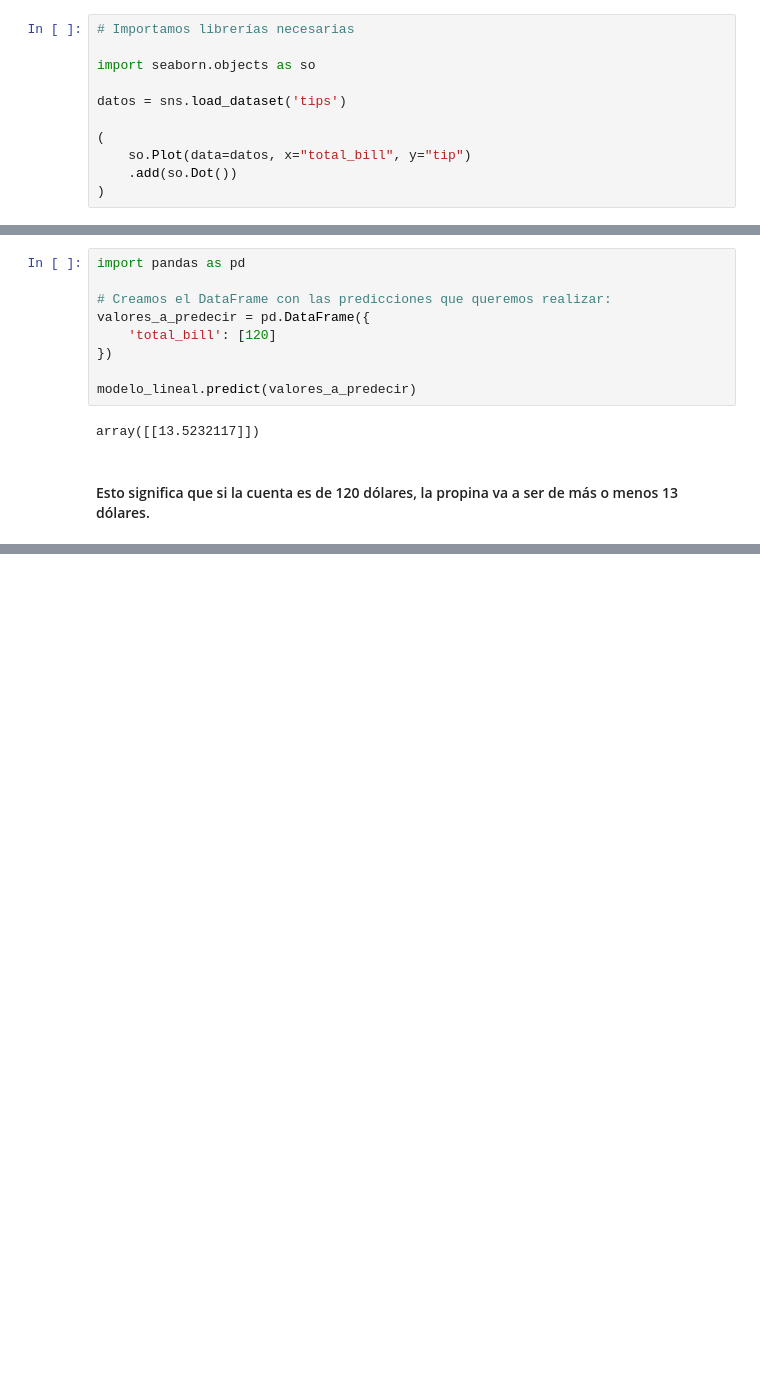
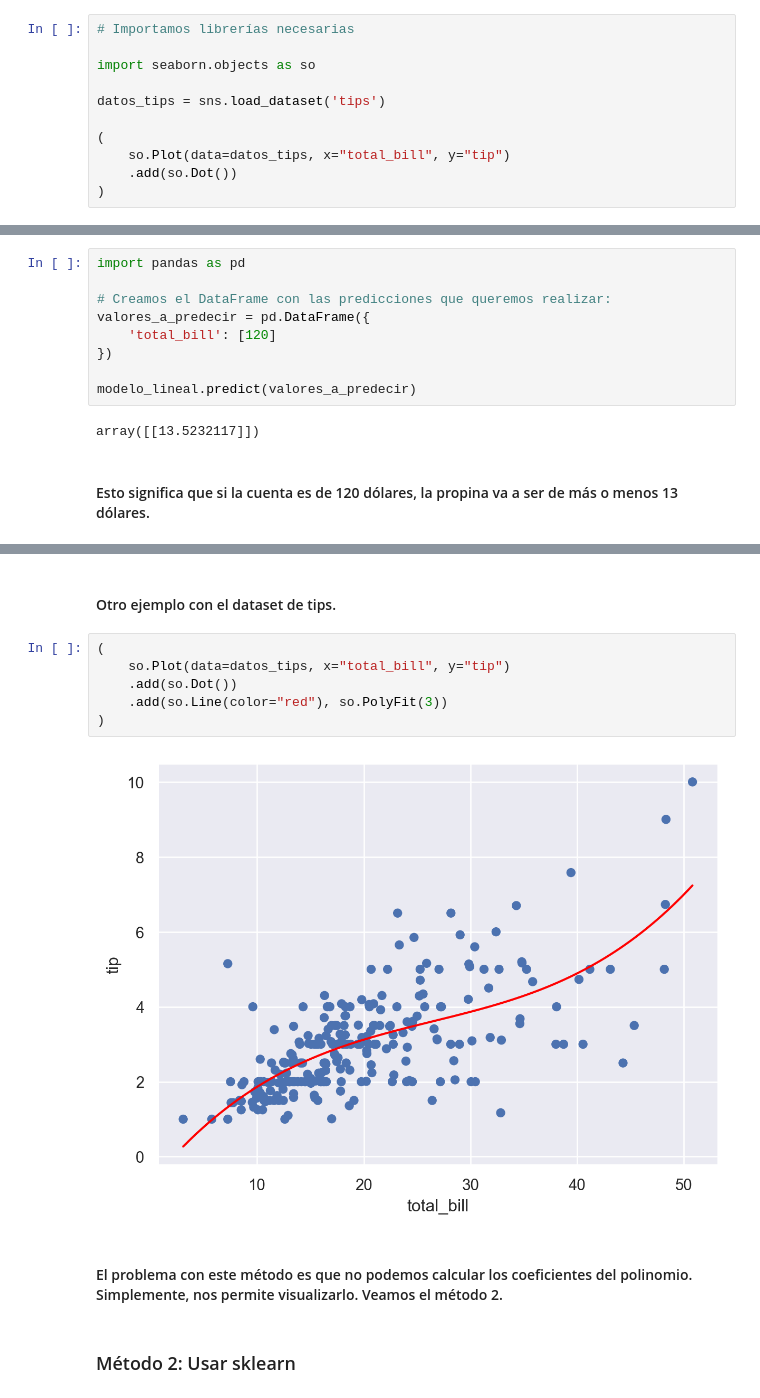
Before and after one commit to santiago-paz/ejercicios-laboratorio-datos-uba, a Jupyter notebook: Práctica-Parcial/apuntes-parcial.ipynb, the cells around one changed output, grey strips where cells are left out. Drawn from its saved outputs; the diff is of its cells as text; blank space fills up the shorter version.

```diff
--- a/Práctica-Parcial/apuntes-parcial.ipynb
+++ b/Práctica-Parcial/apuntes-parcial.ipynb
@@ -96,10 +96,10 @@ sns.boxplot(gapminder[gapminder.year==2002], x="gdpPercap", y="continent")
 
 import seaborn.objects as so
 
-datos = sns.load_dataset('tips')
+datos_tips = sns.load_dataset('tips')
 
 (
-    so.Plot(data=datos, x="total_bill", y="tip")
+    so.Plot(data=datos_tips, x="total_bill", y="tip")
     .add(so.Dot())
 )
 # %% [output]
@@ -182,0 +225,14 @@ array([[13.5232117]])
+# %% [markdown]
+#### Otro ejemplo con el dataset de tips.
+# %%
+(
+    so.Plot(data=datos_tips, x="total_bill", y="tip")
+    .add(so.Dot())
+    .add(so.Line(color="red"), so.PolyFit(3))
+)
+# %% [output]
+[figure, added]
+# %% [markdown]
+#### El problema con este método es que no podemos calcular los coeficientes del polinomio. Simplemente, nos permite visualizarlo. Veamos el método 2.
+# %% [markdown]
+### Método 2: Usar sklearn
```
Also changed, not shown: parts of 26 cells of this notebook.
